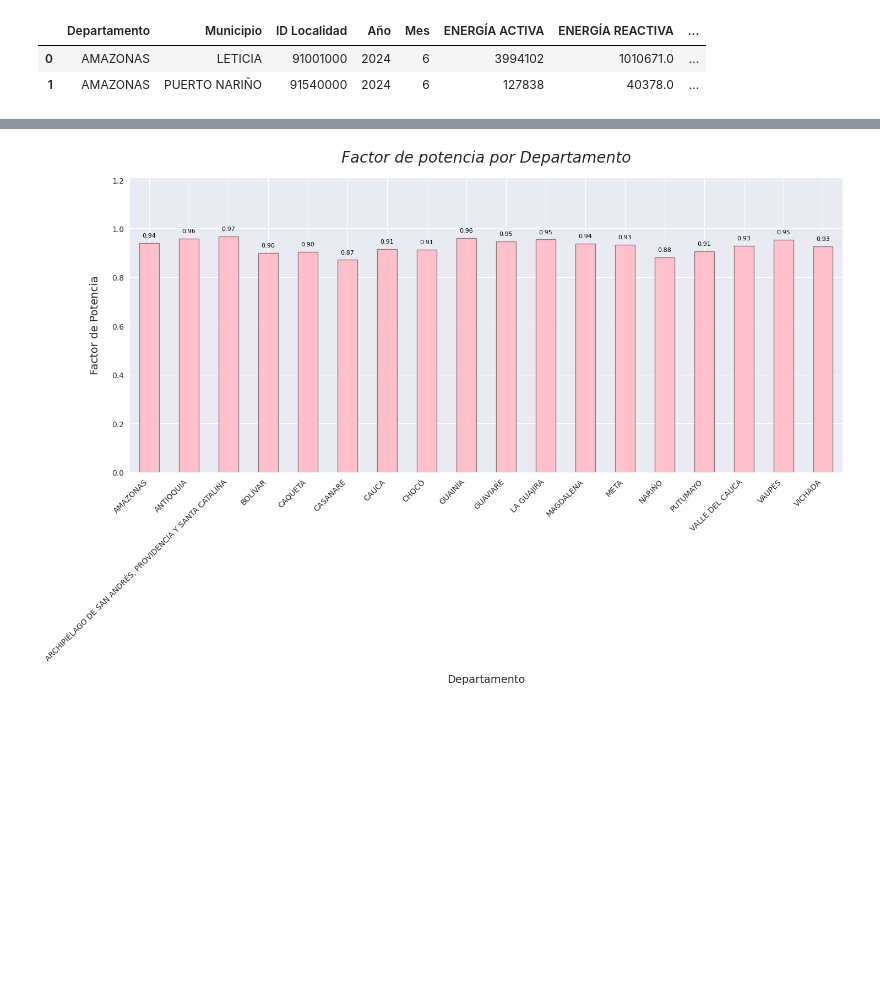
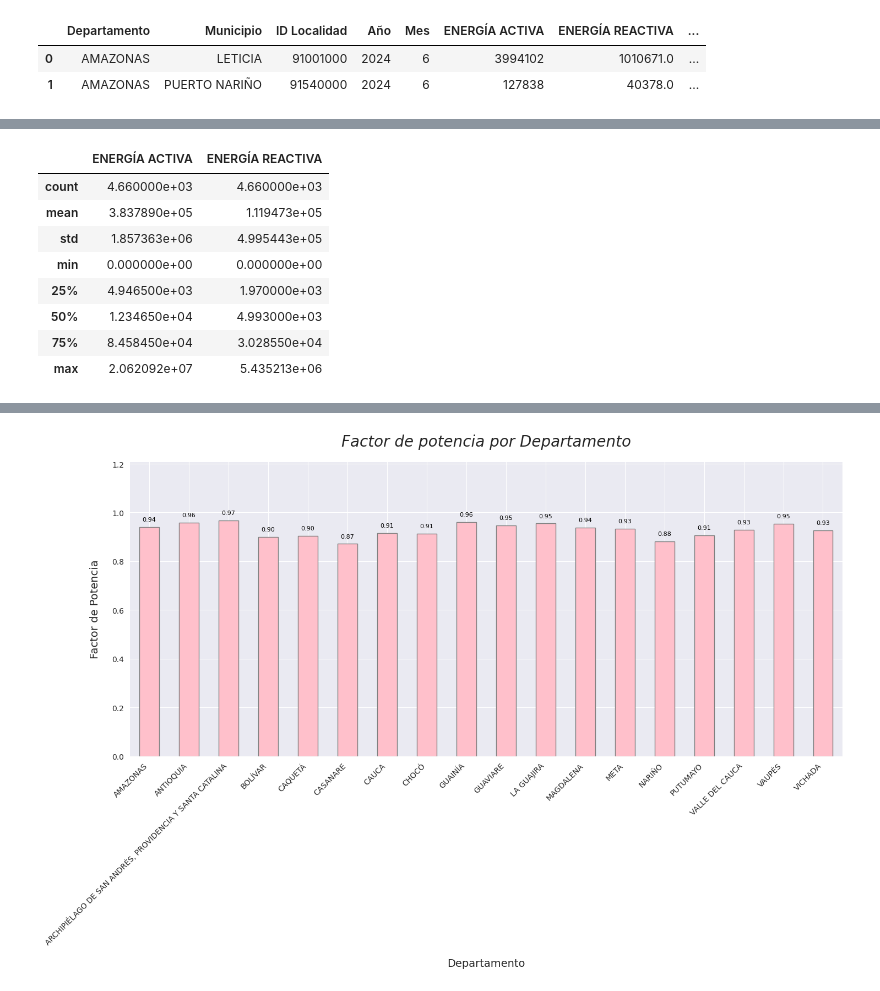
Before and after one commit to Will046-rA9/An-lisis-ZNI, a Jupyter notebook: ProyectoZNI (1).ipynb, the cells around one changed output, grey strips where cells are left out. Drawn from its saved outputs; the diff is of its cells as text; code cells hidden in the pictures; blank space fills up the shorter version.

```diff
--- a/ProyectoZNI (1).ipynb
+++ b/ProyectoZNI (1).ipynb
@@ -657,3 +684,23 @@ df_ZNI.head(2)
+# %%
+df_ZNI[['ENERGÍA ACTIVA', 'ENERGÍA REACTIVA']].describe()
+#Count = Cuantos datos validos hay en cada columna
+#Mean = La media promedio de la columna
+#std = desviacion estandar con respecto a la media
+#min = valor minimo
+#max = valor maximo
+#25% = El 25% de los datos esta por debajo de ese valor
+#50% = La mediana, el punto medio
+#75% = El 75% de los datos esta por debajo de este valor
+# %% [output]
+|  | ENERGÍA ACTIVA | ENERGÍA REACTIVA |
+| count | 4.660000e+03 | 4.660000e+03 |
+| mean | 3.837890e+05 | 1.119473e+05 |
+| std | 1.857363e+06 | 4.995443e+05 |
+| min | 0.000000e+00 | 0.000000e+00 |
+| 25% | 4.946500e+03 | 1.970000e+03 |
+| 50% | 1.234650e+04 | 4.993000e+03 |
+| 75% | 8.458450e+04 | 3.028550e+04 |
+| max | 2.062092e+07 | 5.435213e+06 |
 # %%
 df_ZNI['PB'] = df_ZNI['ENERGÍA ACTIVA'] / np.sqrt((df_ZNI['ENERGÍA ACTIVA'])**2 + (df_ZNI['ENERGÍA REACTIVA'])**2)
 # %%
```
Also changed, not shown: parts of 6 cells of this notebook.
